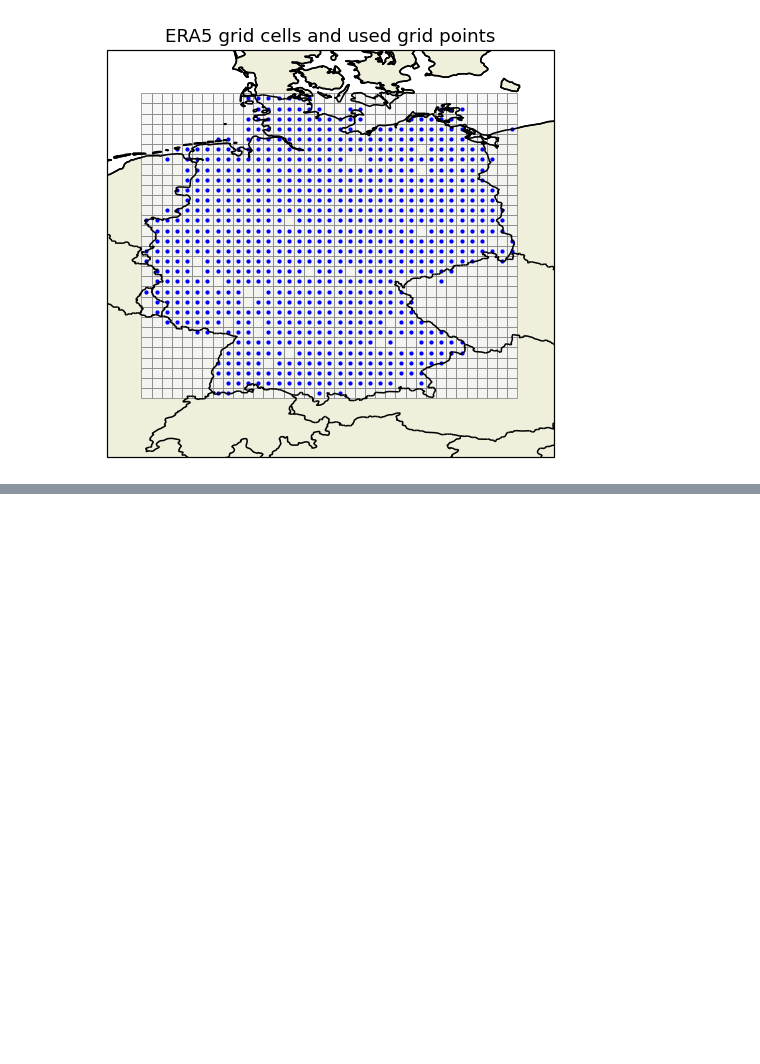
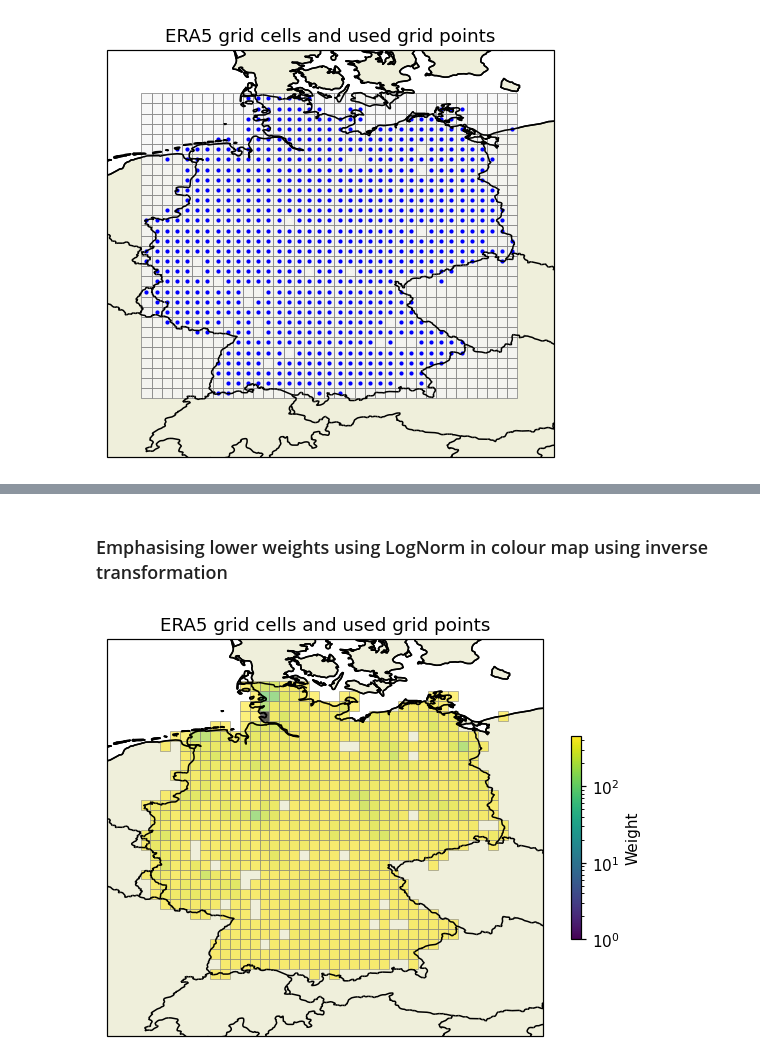
Before and after one commit to meteoviz/wind_power_forecasting_germany, a Jupyter notebook: notebooks/visuals.ipynb, the cells around one changed output, grey strips where cells are left out. Saved outputs shown, nothing was run; the diff lists cells and outputs as text; code cells hidden in the pictures; blank space fills up the shorter version.

```diff
--- a/notebooks/visuals.ipynb
+++ b/notebooks/visuals.ipynb
@@ -125,0 +177,58 @@ plt.show()
+# %% [markdown]
+### Emphasising lower weights using LogNorm in colour map using inverse transformation
+# %%
+fig, ax = plt.subplots(subplot_kw={'projection': ccrs.PlateCarree()})
+ax.set_extent([5, 16, 46, 56])
+
+grid_width = np.mean(np.diff(lons[0,:]))
+grid_height = np.mean(np.diff(lats[:,0]))
+
+# Min and max weight values for normalisation
+min_weight = min(grid_point_weights_dict.values())
+max_weight = max(grid_point_weights_dict.values())
+
+# To avoid logarithm of zero, add a small value to weights
+offset = 1e-10
+
+for i in range(lons.shape[0]):
+    for j in range(lons.shape[1]):
+        # Get the weight for the current grid point
+        weight = grid_point_weights_dict.get((lats[i, j], lons[i, j]), 0)
+
+        # If weight is 0, skip drawing the cell
+        if weight == 0:
+            continue
+
+
+        # Apply inverse transformation to emphasize low values
+        transformed_weight = (max_weight - min_weight) - weight + min_weight
+        # Normalize the transformed weight logarithmically
+        norm = LogNorm(vmin=min_weight + offset, vmax=max_weight)(transformed_weight)
+
+
+        # Get the color corresponding to the weight from the colormap
+        colour = plt.cm.viridis(norm)
+
+        # Compute the bottom-left corner of the cell
+        lower_left_x = lons[i, j] - grid_width / 2
+        lower_left_y = lats[i, j] - grid_height / 2
+
+        rect = mpatches.Rectangle((lower_left_x, lower_left_y), grid_width, grid_height,
+                                  facecolor=colour, alpha=0.6, edgecolor='grey', linewidth=0.6, transform=ccrs.PlateCarree())
+        ax.add_patch(rect)
+
+
+# Create a fake image with the colormap and add colorbar for reference
+sm = plt.cm.ScalarMappable(cmap='viridis', norm=LogNorm(vmin=min_weight + offset, vmax=max_weight))
+sm._A = []  # This line is needed for the ScalarMappable to work
+cb = fig.colorbar(sm, ax=ax, orientation='vertical', shrink=0.5, pad=0.05)
+cb.set_label('Weight')
+
+ax.add_feature(cfeature.BORDERS, linestyle='-')
+ax.add_feature(cfeature.COASTLINE)
+ax.add_feature(cfeature.LAND, edgecolor='black')
+ax.set_title('ERA5 grid cells and used grid points')
+
+plt.show()
+# %% [output]
+[figure, added]
```
Also changed, not shown: parts of 5 cells of this notebook.
